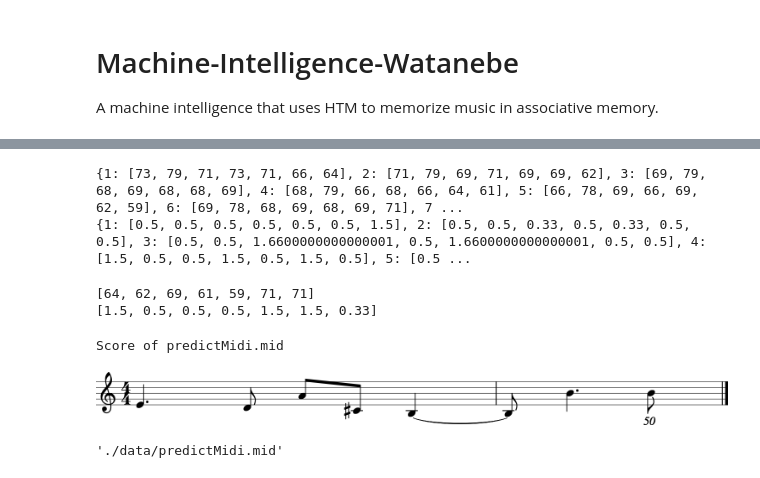
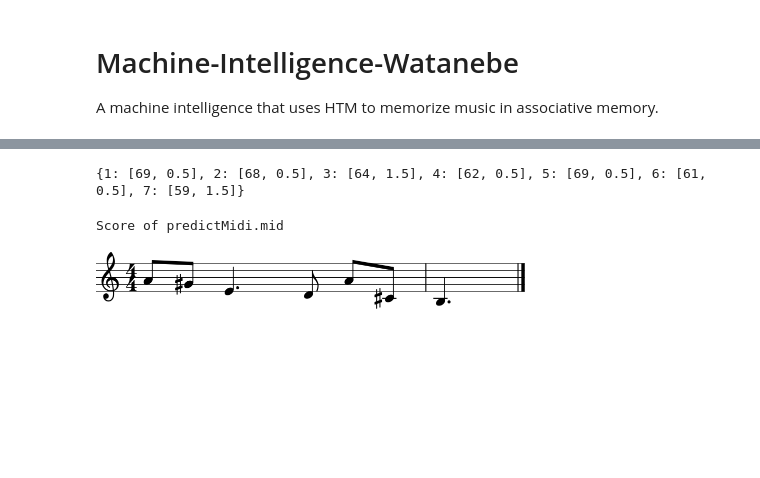
Before and after one commit to PonDad/Machine-Intelligence-Watanebe, a Jupyter notebook: mi-watanebe-1.ipynb, the cells around one changed output, grey strips where cells are left out. Drawn from its saved outputs; the diff is of its cells as text; code cells hidden in the pictures; blank space fills up the shorter version.

```diff
--- a/mi-watanebe-1.ipynb
+++ b/mi-watanebe-1.ipynb
@@ -181,6 +120,7 @@ print(lengthPredictions)
 # %%
 #trainNotes[[71, 1.5], [71, 0.333333], [73, 0.25], [71, 0.5], [69, 0.333333], [68, 1.666667], [66, 0.5]]
-testNotes =[[71, 2], [71, 0.5], [74, 0.25], [71, 1], [69, 0.25], [68, 1.5], [66, 0.66]]
+
+testNotesDict ={0:[71, 1.5], 1:[71, 0.5], 2:[74, 0.25], 3:[71, 0.25], 4:[69, 0.25], 5:[68, 1.5], 6:[66, 0.5]}
 # %%
 s2 = stream.Stream()
 
@@ -207,62 +141,39 @@ Music file ./data/testMidi.mid loaded!
 # %%
-pitchPredictions = {1: [], 2: [], 3: [], 4: [], 5: [], 6: [], 7: []}
-lengthPredictions = {1: [], 2: [], 3: [], 4: [], 5: [], 6: [], 7: []}
+testPredictions = {1: [], 2: [], 3: [], 4: [], 5: [], 6: [], 7: []}
 
-for i in range(len(testNotes)):
-    pitchBits        = encPitch.encode(testNotes[i][0])
-    lengthBits = encLength.encode(testNotes[i][1])
+for i in range(len(list(testNotesDict))):
+    pitchBits        = encPitch.encode(testNotesDict[i][0])
+    lengthBits = encLength.encode(testNotesDict[i][1])
 
     inputSDR = SDR( dimensions = (48, ) ).concatenate([pitchBits, lengthBits])
     sp.compute(inputSDR, True, activeSDR)
 
-    tm.compute( activeSDR, learn=False)
+    tm.compute( activeSDR, learn=True)
 
-    pitchPdf = pitchPredictor.infer( tm.getActiveCells() )
+    pdf = predictor.infer( tm.getActiveCells() )
     for n in (1,2,3,4,5,6,7):
-        if pitchPdf[n]:
-            pitchPredictions[n].append( np.argmax( pitchPdf[n] ) * pitchResolution + pitchMinimum  )
+        if pdf[n]:
+            testPredictions[n]=notesDict[list(notesDict)[np.argmax( pdf[n] )] ]
         else:
-            pitchPredictions[n].append(float('nan'))
+            testPredictions[n]=float('nan')
 
-    lengthPdf = lenghPredictor.infer( tm.getActiveCells() )
-    for m in (1,2,3,4,5,6,7):
-        if lengthPdf[m]:
-            lengthPredictions[m].append( np.argmax( lengthPdf[m] ) * lenghResolution + lenghMinimum )
-        else:
-            lengthPredictions[m].append(float('nan'))
-
-print(pitchPredictions)
-print(lengthPredictions)
+print(testPredictions)
 # %% [output]
-{1: [73, 79, 71, 73, 71, 66, 64], 2: [71, 79, 69, 71, 69, 69, 62], 3: [69, 79, 68, 69, 68, 68, 69], 4: [68, 79, 66, 68, 66, 64, 61], 5: [66, 78, 69, 66, 69, 62, 59], 6: [69, 78, 68, 69, 68, 69, 71], 7 ...
-{1: [0.5, 0.5, 0.5, 0.5, 0.5, 0.5, 1.5], 2: [0.5, 0.5, 0.33, 0.5, 0.33, 0.5, 0.5], 3: [0.5, 0.5, 1.6600000000000001, 0.5, 1.6600000000000001, 0.5, 0.5], 4: [1.5, 0.5, 0.5, 1.5, 0.5, 1.5, 0.5], 5: [0.5 ...
+{1: [69, 0.5], 2: [68, 0.5], 3: [64, 1.5], 4: [62, 0.5], 5: [69, 0.5], 6: [61, 0.5], 7: [59, 1.5]}
-# %%
-nextPitchPredictions=[]
-for i in range(len(testNotes)):
-    nextPitchPredictions.append(pitchPredictions[i+1][len(testNotes)-1])
-print(nextPitchPredictions)
-
-nextLengthPredictions=[]
-for i in range(len(testNotes)):
-    nextLengthPredictions.append(lengthPredictions[i+1][len(testNotes)-1])
-print(nextLengthPredictions)
-# %% [output]
-[64, 62, 69, 61, 59, 71, 71]
-[1.5, 0.5, 0.5, 0.5, 1.5, 1.5, 0.33]
 # %%
 s3 = stream.Stream()
 
-for n in range(len(nextPitchPredictions)):
-    noteMidi = nextPitchPredictions[n]
-    noteLength=nextLengthPredictions[n]
+for n in range(len(predictions)):
+    noteMidi = testPredictions[n+1][0]
+    noteLength=testPredictions[n+1][1]
     n = note.Note(midi=noteMidi,quarterLength = noteLength)
 
     s3.append(n)
 
 print("Score of predictMidi.mid")
 s3.show()
-s3.write("midi","./data/predictMidi.mid")
+StreamPlayer=midi.realtime.StreamPlayer(s3)
+StreamPlayer.play()
 # %% [output]
 Score of predictMidi.mid
-[figure, old version]
+[figure, new version]
-'./data/predictMidi.mid'
```
Also changed, not shown: parts of 12 cells of this notebook, 12 other files.
